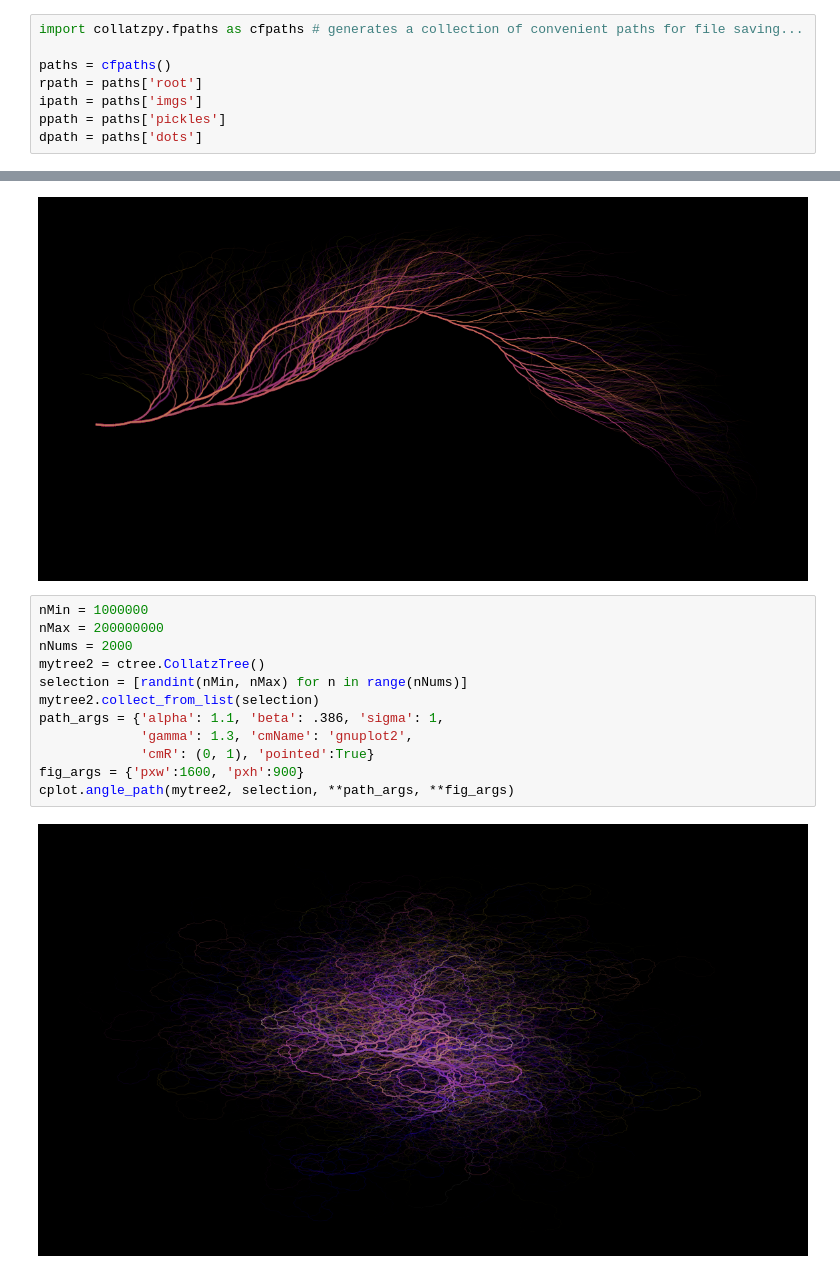
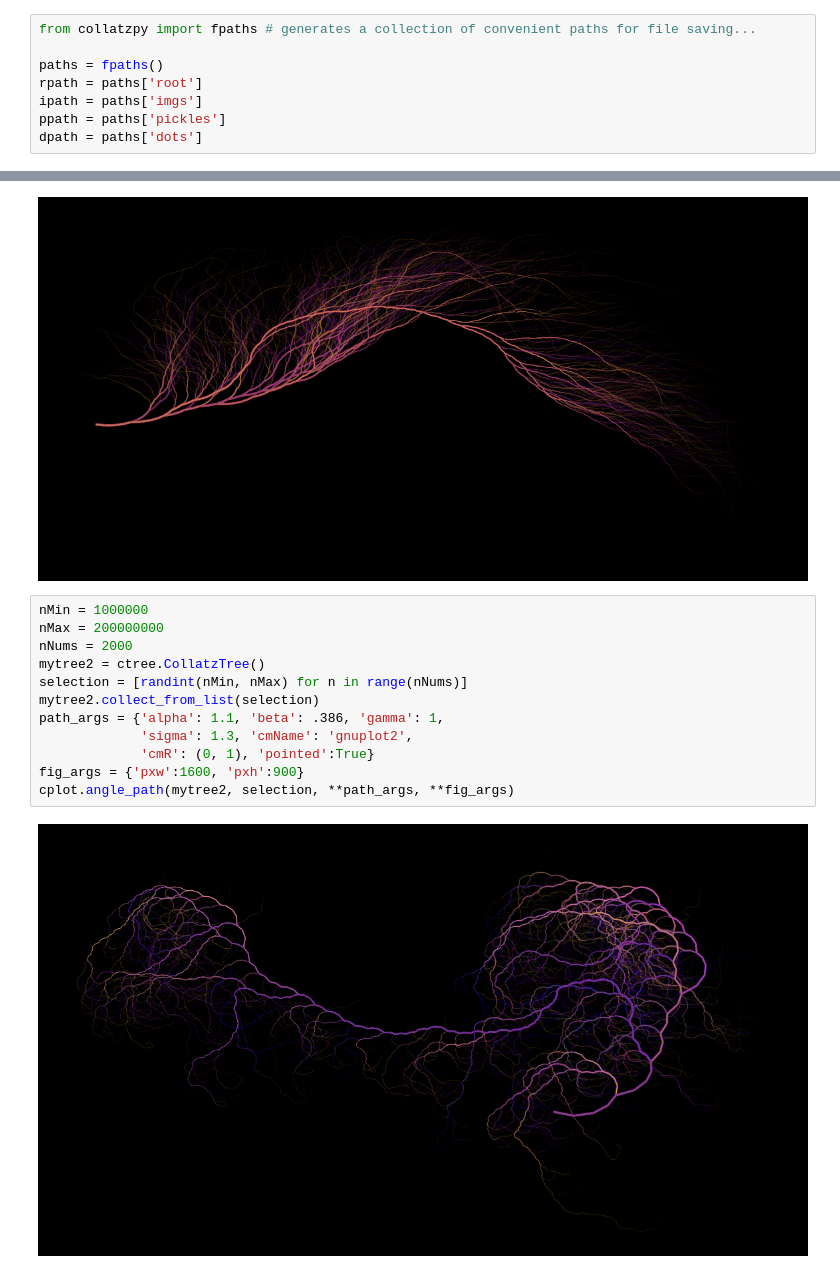
Before and after one commit to stkterry/collatzpy, a Jupyter notebook: notebooks/Walkthrough.ipynb, the cells around one changed output, grey strips where cells are left out. Cells and saved outputs as stored; diff of their text form.

```diff
--- a/notebooks/Walkthrough.ipynb
+++ b/notebooks/Walkthrough.ipynb
@@ -62,9 +62,9 @@ or whatever is equivalent for your OS.
 
 **fpaths** will not delete previous directories or their contents, you need to do that yourself.
 # %%
-import collatzpy.fpaths as cfpaths # generates a collection of convenient paths for file saving...
+from collatzpy import fpaths # generates a collection of convenient paths for file saving...
 
-paths = cfpaths()
+paths = fpaths()
 rpath = paths['root']
 ipath = paths['imgs']
 ppath = paths['pickles']
@@ -278,17 +276,17 @@ cplot.angle_path(mytree, selection, **path_args, **fig_args)
 # %%
 nMin = 1000000
 nMax = 200000000
 nNums = 2000
 mytree2 = ctree.CollatzTree()
 selection = [randint(nMin, nMax) for n in range(nNums)]
 mytree2.collect_from_list(selection)
-path_args = {'alpha': 1.1, 'beta': .386, 'sigma': 1,
-             'gamma': 1.3, 'cmName': 'gnuplot2',
+path_args = {'alpha': 1.1, 'beta': .386, 'gamma': 1,
+             'sigma': 1.3, 'cmName': 'gnuplot2',
              'cmR': (0, 1), 'pointed':True}
 fig_args = {'pxw':1600, 'pxh':900}
 cplot.angle_path(mytree2, selection, **path_args, **fig_args)
 # %% [output]
-[figure, old version]
+[figure, new version]
 # %%
 mytree3 = ctree.CollatzTree()
 selection = [x for x in range(2, 1000)]
```
Also changed, not shown: parts of 3 cells of this notebook, 14 other files.
